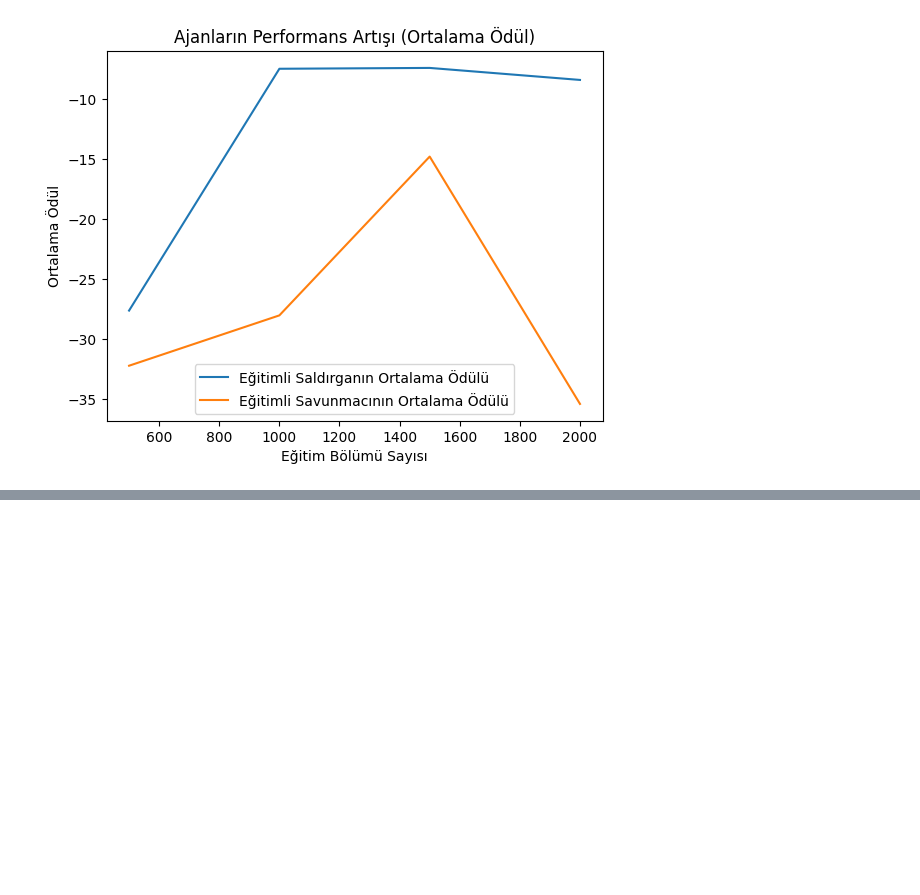
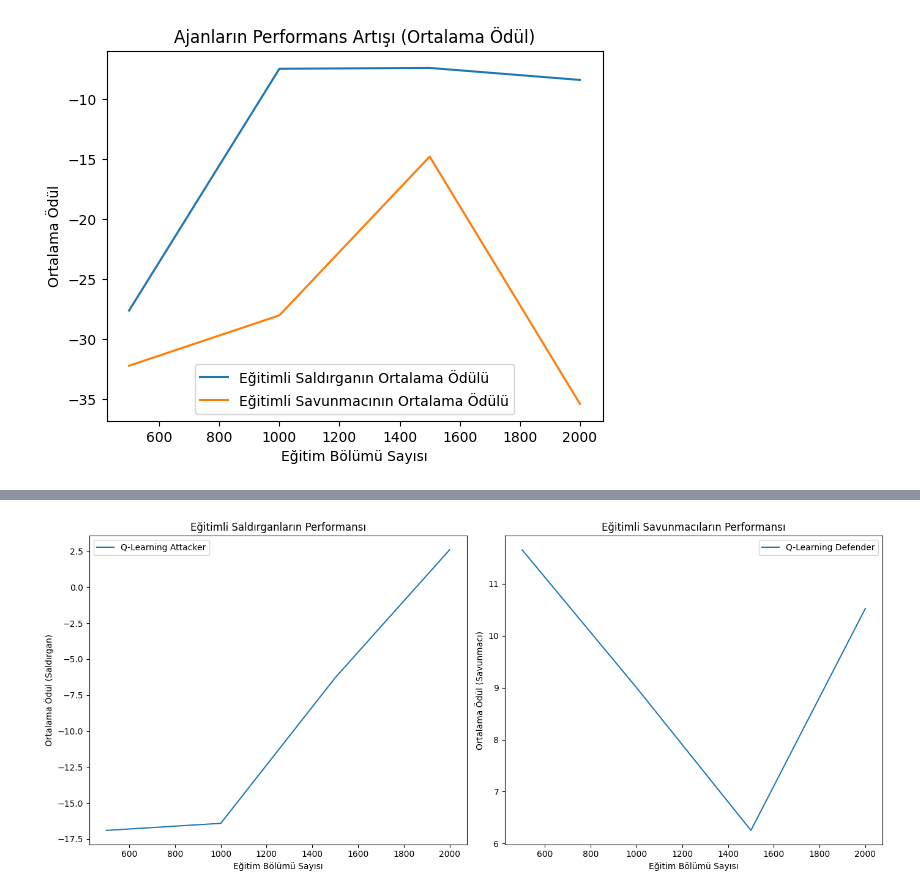
Before and after one commit to yonur65/ctf_public, a Jupyter notebook: how_to_run.ipynb, the cells around one changed output, grey strips where cells are left out. Saved outputs shown, nothing was run; the diff lists cells and outputs as text; code cells hidden in the pictures; blank space fills up the shorter version.

```diff
--- a/how_to_run.ipynb
+++ b/how_to_run.ipynb
@@ -1779,10 +1779,17 @@ class CaptureTheFlagEnv:
         self.reset()
 
     # Ortamı sıfırla
-    def reset(self):
+    def reset2(self):
         self.attacker_pos = [0, random.randint(0, self.grid_size - 1)]  # Saldırgan başlangıç pozisyonu
         self.defender_pos = [self.grid_size - 1, random.randint(0, self.grid_size - 1)]  # Savunmacı başlangıç pozisyonu
         self.flag_pos = [random.randint(0, self.grid_size - 1), random.randint(0, self.grid_size - 1)]  # Bayrak pozisyonu
+        return self.get_state()
+
+        # Ortamı sıfırla
+    def reset(self):
+        self.attacker_pos = [0, random.randint(0, self.grid_size)]  # Saldırgan başlangıç pozisyonu
+        self.defender_pos = [self.grid_size - 1, random.randint(0, self.grid_size)]  # Savunmacı başlangıç pozisyonu  self.grid_size - 1
+        self.flag_pos = [random.randint(0, self.grid_size),random.randint(0, self.grid_size)]  # Bayrak pozisyonu random.randint(0, self.grid_size)
         return self.get_state()
 
     # Mevcut durumu al
@@ -1828,7 +1835,7 @@ class CaptureTheFlagEnv:
         # Savunmacının saldırgana olan mesafesine göre ödül/ceza (tam tersi)
         if curr_defender_dist < prev_defender_dist:
             reward -= 1  # Savunmacı yaklaşıyor, saldırgan için ceza
-            rreward += 3
+            rreward += 3.8
         elif curr_defender_dist > prev_defender_dist:
             rreward -= 2
         else:
@@ -2117,19 +2124,48 @@ def train_and_test():
 
     # Ajan modelleri
     agent_models = {
-        'Q-Learning': QLearningAgent(actions),
-        'SARSA': SARSAAgent(actions),
-        'Double Q-Learning': DoubleQLearningAgent(actions),
-        'Expected SARSA': ExpectedSARSAAgent(actions),
-        'Monte Carlo': MonteCarloAgent(actions),
-        'Dyna-Q': DynaQAgent(actions)
+        'Q-Learning': {
+            'attacker': QLearningAgent(actions),
+            'defender': QLearningAgent(actions)
+        },
+        #'Q-Learning': QLearningAgent(actions),
+        # 'SARSA': SARSAAgent(actions),
+        # 'Double Q-Learning': DoubleQLearningAgent(actions),
+        # 'Expected SARSA': ExpectedSARSAAgent(actions),
+        # 'Monte Carlo': MonteCarloAgent(actions),
+        # 'Dyna-Q': DynaQAgent(actions)
     }
-
+    agent_models = {
+        'Q-Learning': {
+            'attacker': QLearningAgent(actions),
+            'defender': QLearningAgent(actions)
+        },
+        'SARSA': {
+            'attacker': SARSAAgent(actions),
+            'defender': SARSAAgent(actions)
+        },
+        'Double Q-Learning': {
+            'attacker': DoubleQLearningAgent(actions),
+            'defender': DoubleQLearningAgent(actions)
+        },
+        'Expected SARSA': {
+            'attacker': ExpectedSARSAAgent(actions),
+            'defender': ExpectedSARSAAgent(actions)
+        },
+        'Monte Carlo': {
+            'attacker': MonteCarloAgent(actions),
+            'defender': MonteCarloAgent(actions)
+        },
+        'Dyna-Q': {
+            'attacker': DynaQAgent(actions),
+            'defender': DynaQAgent(actions)
+        }
+    }
     # Rastgele ajanlar
     random_attacker = RandomAgent(actions)
     random_defender = RandomAgent(actions)
 
-    total_episodes = 20000
+    total_episodes = 2000
     test_interval = 500
     test_episodes = 300
 
@@ -2141,11 +2177,13 @@ def train_and_test():
         state = env.reset()
         # Her model için ayrı eğitim
         for model_name, agent in agent_models.items():
+            attacker_agent = agent['attacker']
+            defender_agent = agent['defender']
             done = False
             while not done:
                 # Ajan eylem seçimi
-                attacker_action = agent.choose_action(state)
-                defender_action = agent_models[model_name].choose_action(state)  # Aynı modelden defender
+                attacker_action = attacker_agent.choose_action(state)
+                defender_action = defender_agent.choose_action(state)  # Aynı modelden defender
 
                 next_state, reward, rreward, done = env.step(attacker_action, defender_action)
 
@@ -2157,14 +2195,17 @@ def train_and_test():
                 # Ajanı eğit
                 if model_name == 'SARSA':
                     # SARSA için sonraki eylemi de seçmek gerekiyor
-                    next_action = agent.choose_action(next_state)
-                    agent.learn(state, attacker_action, reward, next_state, next_action)
-                elif model_name == 'Monte Carlo':
+                    next_attacker_action = attacker_agent.choose_action(next_state)
+                    next_defender_action = defender_agent.choose_action(next_state)
+                    attacker_agent.learn(state, attacker_action, reward, next_state, next_attacker_action)
+                    defender_agent.learn(state, attacker_action, rreward, next_state, next_defender_action)
+                #elif model_name == 'Monte Carlo':
                     # Monte Carlo için episodic yaklaşımlar gerek
                     # Burada basit bir yaklaşım kullanılabilir
-                    pass  # Detaylı implementasyon gerekli
+                #    pass  # Detaylı implementasyon gerekli
                 else:
-                    agent.learn(state, attacker_action, reward, next_state_str)
+                    attacker_agent.learn(state, attacker_action, reward, next_state_str)
+                    defender_agent.learn(state, attacker_action, rreward, next_state_str)
 
                 state = next_state
 
@@ -2177,7 +2218,7 @@ def train_and_test():
                     state = env.reset()
                     total_reward = 0
                     while True:
-                        attacker_action = agent.choose_action(state)
+                        attacker_action = agent['attacker'].choose_action(state)
                         defender_action = random_defender.choose_action(state)
 
                         next_state, reward, rreward, done = env.step(attacker_action, defender_action)
@@ -2196,7 +2237,7 @@ def train_and_test():
                     total_reward = 0
                     while True:
                         attacker_action = random_attacker.choose_action(state)
-                        defender_action = agent.choose_action(state)
+                        defender_action = agent['defender'].choose_action(state)
 
                         next_state, reward, rreward, done = env.step(attacker_action, defender_action)
 
@@ -2253,0 +2297 @@ Episode 1000 completed and tested.
+[figure, added]
```
Also changed, not shown: parts of 3 cells of this notebook, 14 other files.
